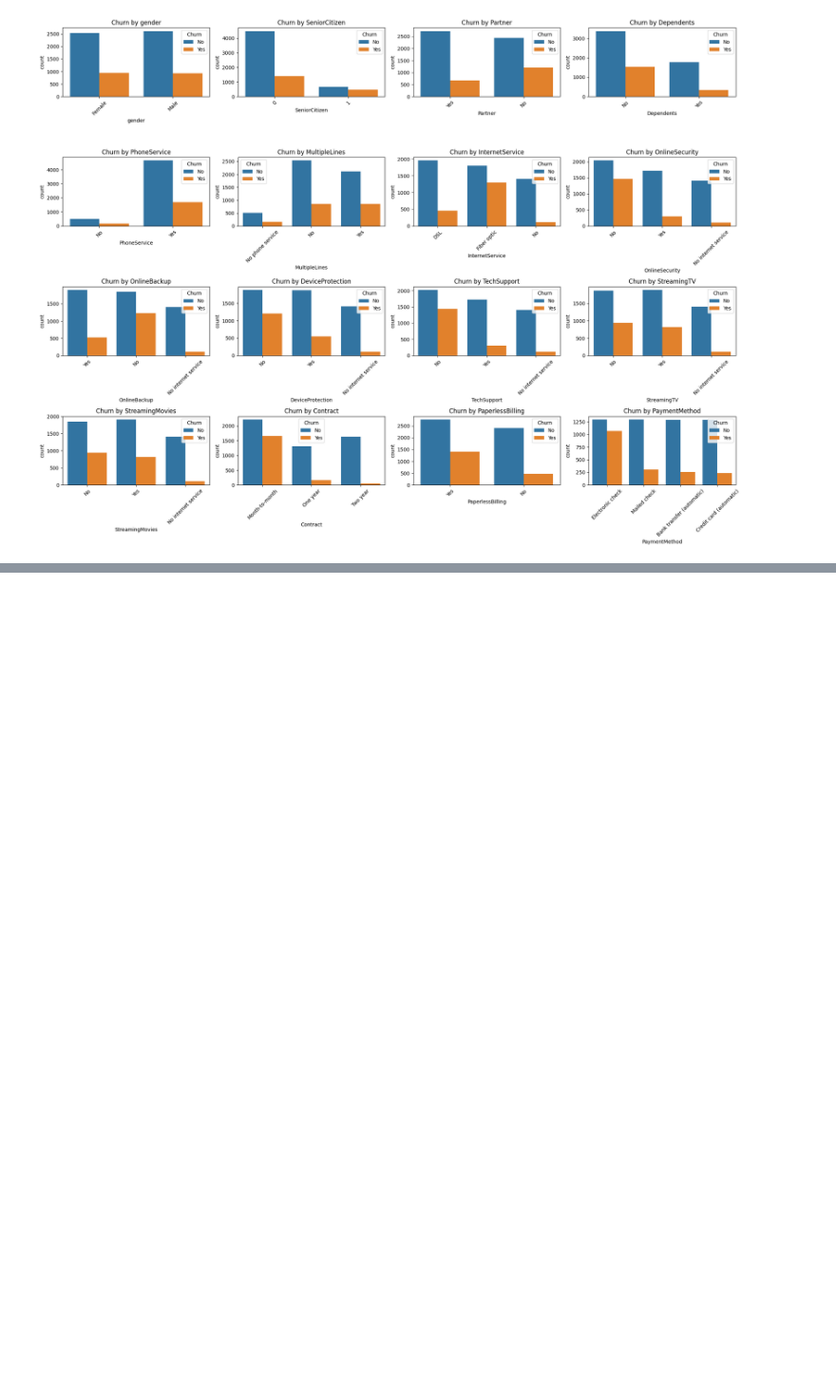
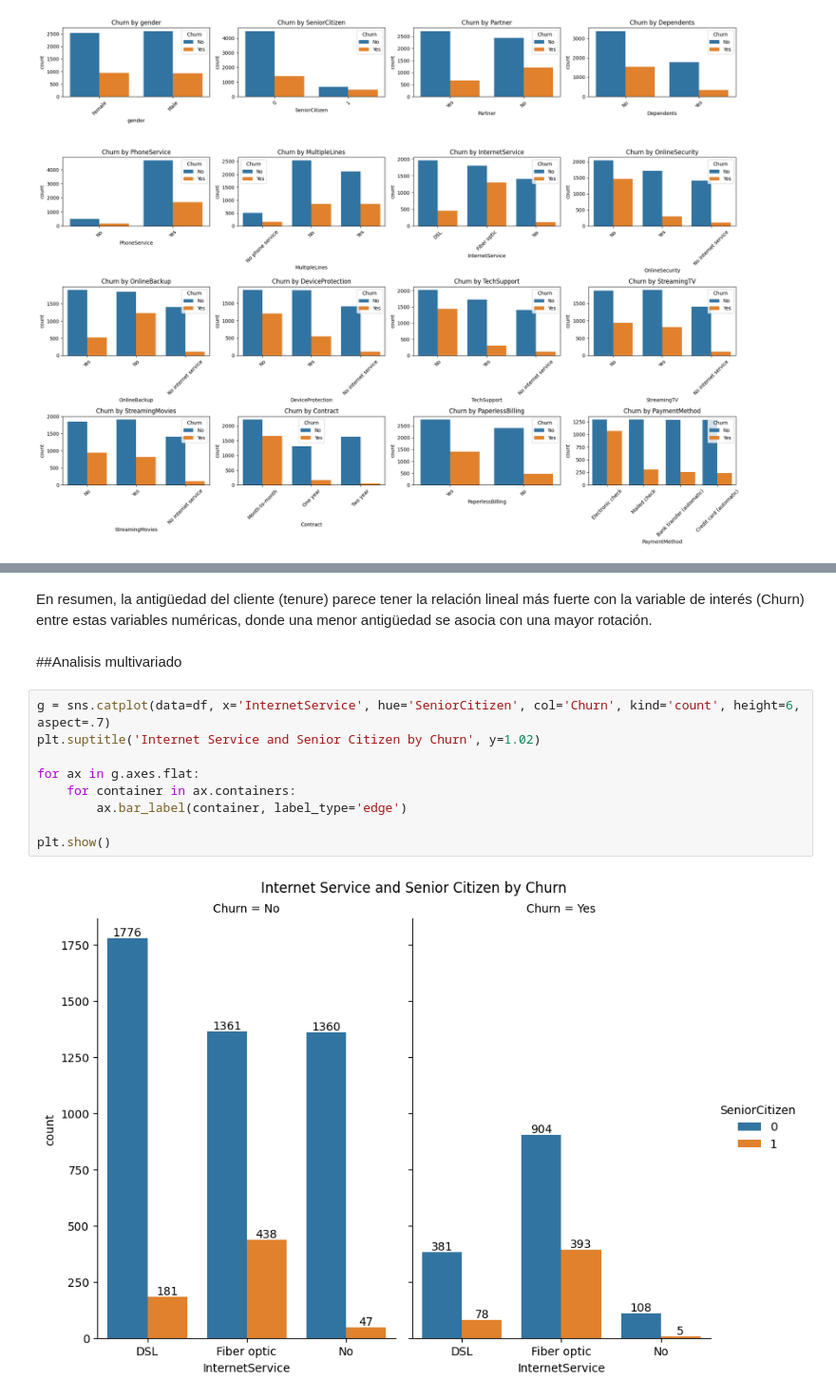
Before and after one commit to martuballestrasse/MyFiles, a Jupyter notebook: 3Datasets/TelcoCustomerChurn.ipynb, the cells around one changed output, grey strips where cells are left out. Shown at 95% size. Cells and saved outputs as stored; diff of their text form; blank space fills up the shorter version.

Commit message:
16.09.2025 primera entrega

```diff
--- a/3Datasets/TelcoCustomerChurn.ipynb
+++ b/3Datasets/TelcoCustomerChurn.ipynb
@@ -243,0 +232,15 @@ Comments:
+# %% [markdown]
+En resumen, la antigüedad del cliente (tenure) parece tener la relación lineal más fuerte con la variable de interés (Churn) entre estas variables numéricas, donde una menor antigüedad se asocia con una mayor rotación.
+# %% [markdown]
+##Analisis multivariado
+# %%
+g = sns.catplot(data=df, x='InternetService', hue='SeniorCitizen', col='Churn', kind='count', height=6, aspect=.7)
+plt.suptitle('Internet Service and Senior Citizen by Churn', y=1.02)
+
+for ax in g.axes.flat:
+    for container in ax.containers:
+        ax.bar_label(container, label_type='edge')
+
+plt.show()
+# %% [output]
+[figure, added]
```
Also changed, not shown: parts of 14 cells of this notebook.
